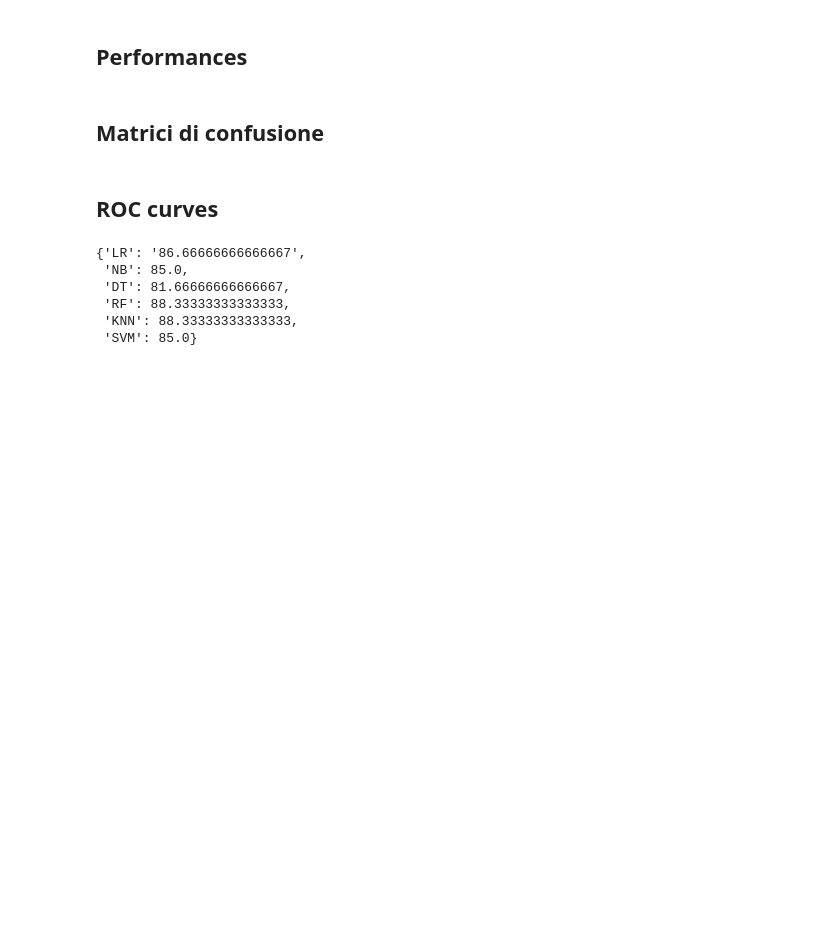
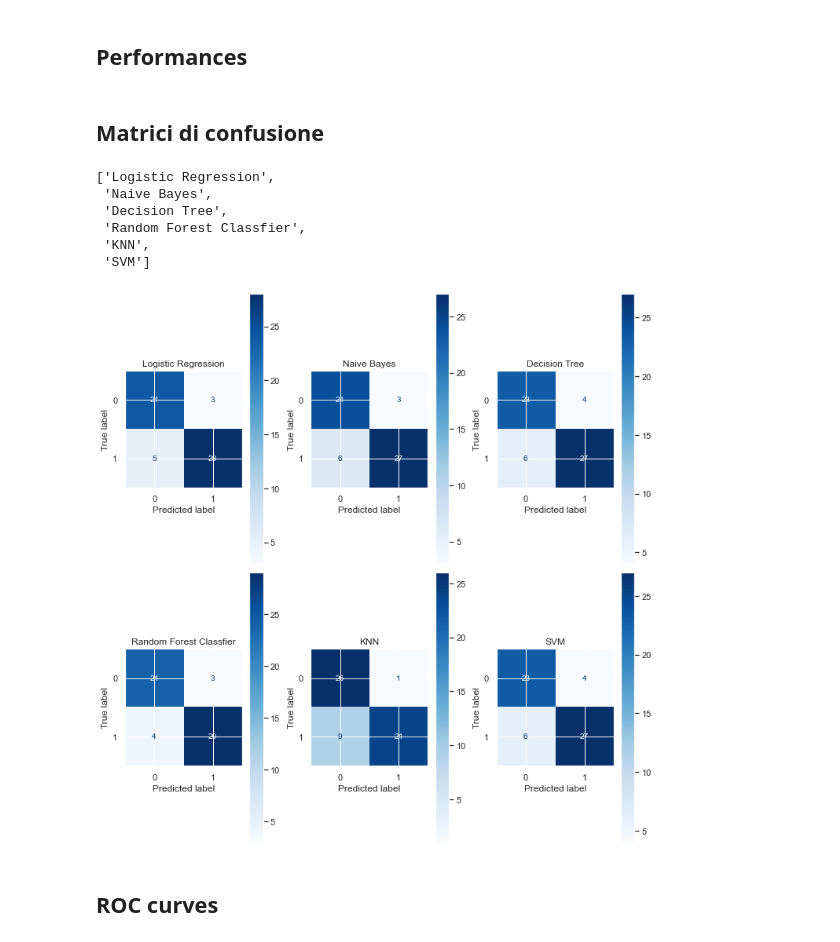
Before and after one commit to lorenzlorg/Big-Data-MAPR-project, a Jupyter notebook: Predizione di malattie cardiache.ipynb, the cells around one changed output. Cells and saved outputs as stored; diff of their text form; code cells hidden in the pictures; blank space fills up the shorter version.

```diff
--- a/Predizione di malattie cardiache.ipynb
+++ b/Predizione di malattie cardiache.ipynb
@@ -805,48 +821,52 @@ Valore della ROC: 0.835016835016835
 ## Performances
 # %% [markdown]
 ## Matrici di confusione
+# %%
+models_name = [m1, m2, m3, m4, m5, m6]
+models_name
+# %% [output]
+['Logistic Regression',
+ 'Naive Bayes',
+ 'Decision Tree',
+ 'Random Forest Classfier',
+ 'KNN',
+ 'SVM']
 # %%
 cm_list = [cm_LR, cm_NB, cm_DT, cm_RF, cm_KNN, cm_SVM]
+
 
 from sklearn.metrics import confusion_matrix, classification_report, accuracy_score, roc_curve, roc_auc_score, plot_confusion_matrix
 from sklearn.metrics import ConfusionMatrixDisplay
 
 def plot_conf_matrix(names, classifiers, nrows, ncols, fig_a, fig_b):
     '''
     Plots confusion matrices in a subplots.
     Args:
         names : list of names of the classifier
         classifiers : list of classification algorithms
         nrows, ncols : number of rows and rows in the subplots
         fig_a, fig_b : dimensions of the figure size
     '''
 
     fig, axes = plt.subplots(nrows=nrows, ncols=ncols, figsize=(fig_a, fig_b))
 
     i = 0
     for cm, ax in zip(classifiers, axes.flatten()):
 
         # clf.fit(X_train, y_train)
         disp = ConfusionMatrixDisplay(confusion_matrix=cm)#, #display_labels=labels)
         disp.plot(cmap=plt.cm.Blues, ax = ax)
         # plt.show()
 
         ax.title.set_text(names[i])
         i = i + 1
 
     plt.tight_layout()
     plt.show()
 
 
-plot_conf_matrix(models_name, cm_list, nrows=2, ncols=3, fig_a=10, fig_b=8)
+plot_conf_matrix(models_name, cm_list, nrows=2, ncols=3, fig_a=10, fig_b=10)
+# %% [output]
+[figure, added]
 # %% [markdown]
 ## ROC curves
-# %%
-best_accuracies_each_classes
-# %% [output]
-{'LR': '86.66666666666667',
- 'NB': 85.0,
- 'DT': 81.66666666666667,
- 'RF': 88.33333333333333,
- 'KNN': 88.33333333333333,
- 'SVM': 85.0}
```
Also changed, not shown: parts of 7 cells of this notebook.
